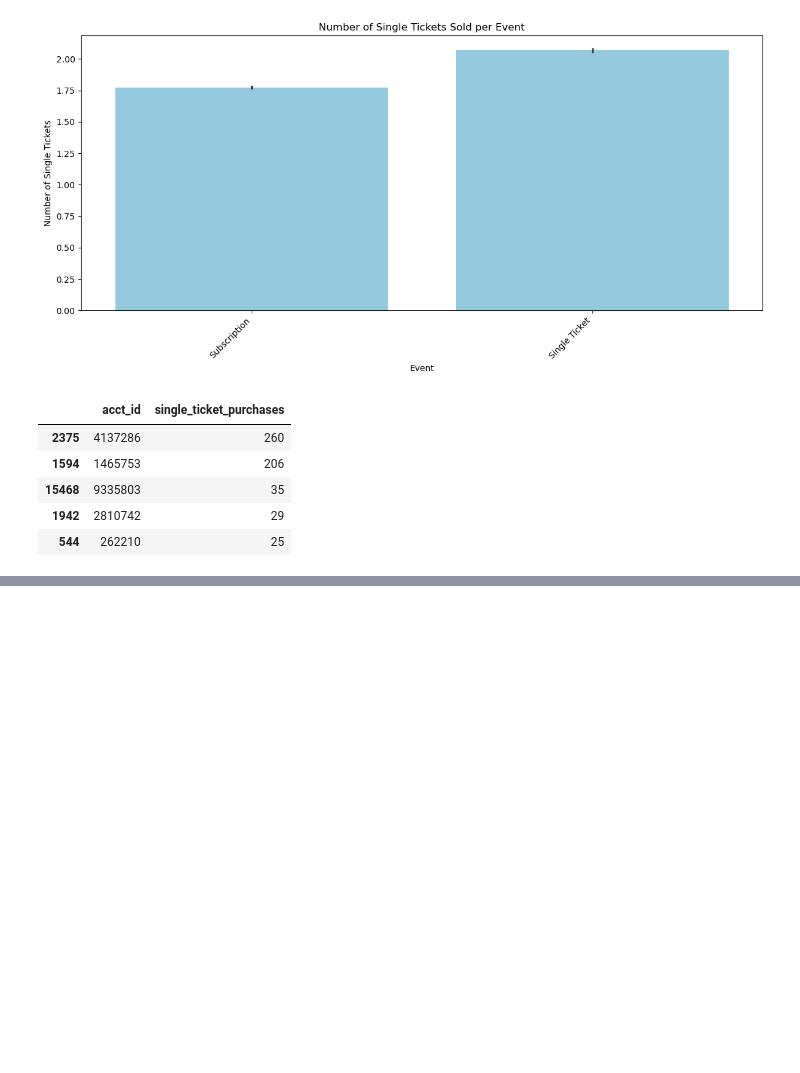
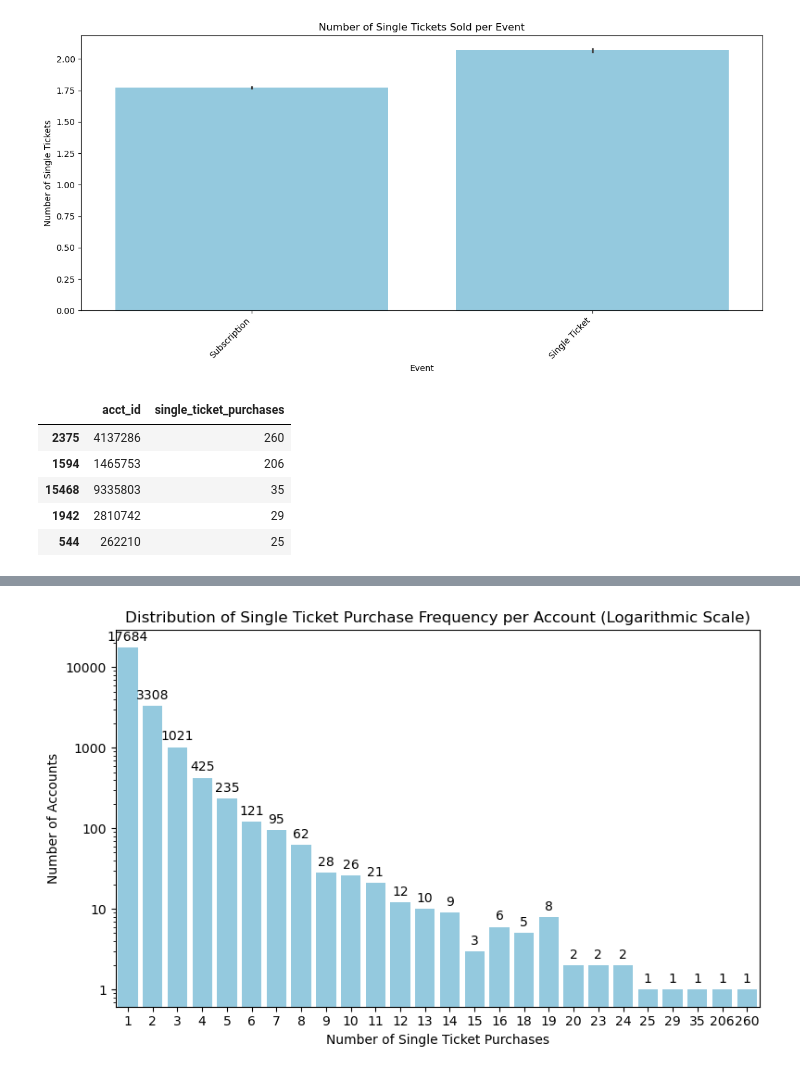
Before and after one commit to gabriela-ilinca/ASO, a Jupyter notebook: geoff_ASO.ipynb, the cells around one changed output, grey strips where cells are left out. Saved outputs shown, nothing was run; the diff lists cells and outputs as text; code cells hidden in the pictures; blank space fills up the shorter version.

```diff
--- a/geoff_ASO.ipynb
+++ b/geoff_ASO.ipynb
@@ -113,0 +123,36 @@ plt.show()
+# %%
+## frequency of single ticket buyers
+
+import seaborn as sns
+import matplotlib.pyplot as plt
+import numpy as np
+
+# Frequency table: number of accounts per number of purchases
+freq_counts = freq_by_account['single_ticket_purchases'].value_counts().sort_index()
+
+plt.figure(figsize=(8,5))
+bars = sns.barplot(x=freq_counts.index, y=freq_counts.values, color='skyblue')
+
+# Set y-axis to log scale
+plt.yscale('log')
+
+# Show original numbers as y-tick labels
+from matplotlib.ticker import FuncFormatter
+plt.gca().yaxis.set_major_formatter(FuncFormatter(lambda y, _: f'{int(y)}'))
+
+# Add labels on top of each bar
+for bar in bars.patches:
+    height = bar.get_height()
+    bars.annotate(f'{int(height)}',
+                  xy=(bar.get_x() + bar.get_width() / 2, height),
+                  xytext=(0, 3),  # small vertical offset
+                  textcoords="offset points",
+                  ha='center', va='bottom')
+
+plt.title('Distribution of Single Ticket Purchase Frequency per Account (Logarithmic Scale)')
+plt.xlabel('Number of Single Ticket Purchases')
+plt.ylabel('Number of Accounts')
+plt.tight_layout()
+plt.show()
+# %% [output]
+[figure, added]
```
Also changed, not shown: parts of 3 cells of this notebook.
